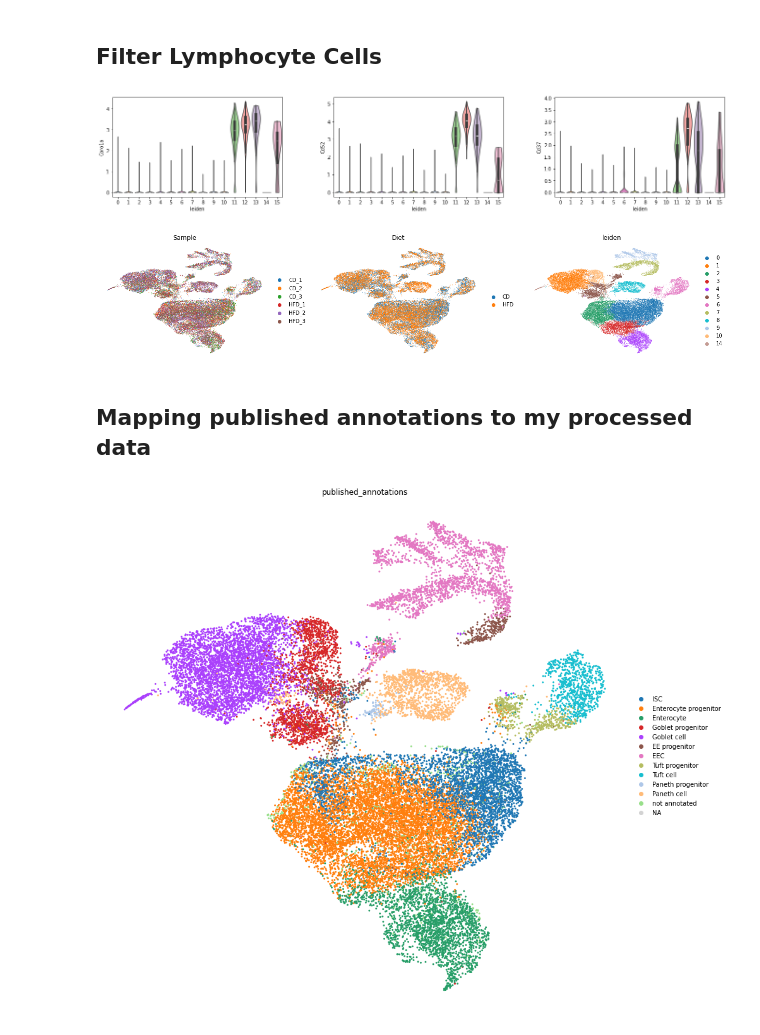
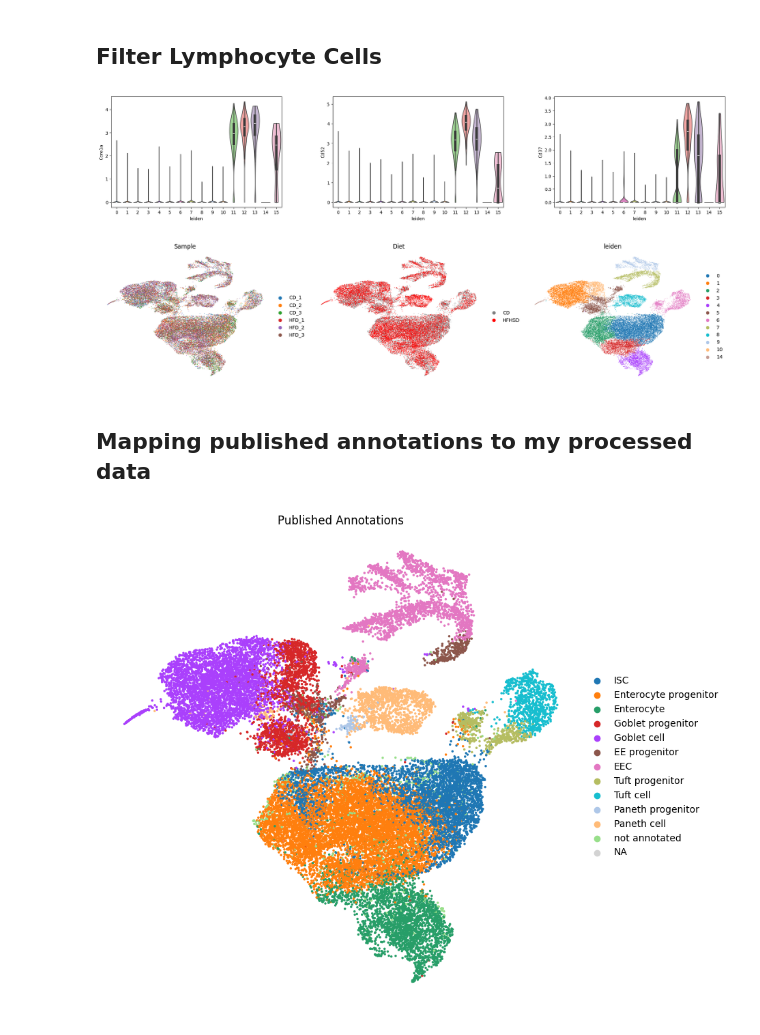
Before and after one commit to GlennRDx/scRNAseq-MSc-Analysis, a Jupyter notebook: upstream_analysis/crypt/preprocessing_and_umap.ipynb, the cells around one changed output. Saved outputs shown, nothing was run; the diff lists cells and outputs as text; code cells hidden in the pictures.

```diff
--- a/upstream_analysis/crypt/preprocessing_and_umap.ipynb
+++ b/upstream_analysis/crypt/preprocessing_and_umap.ipynb
@@ -57,6 +55,9 @@ adata.obs.rename(columns={'sample': 'Sample'}, inplace=True)
 # Correct the naming of the diets
 adata.obs['Diet'] = adata.obs['Diet'].replace({'HFD': 'HFHSD'})
 
+# Set the Diet colours for plotting
+adata.uns['Diet_colors'] = ['grey', 'red']
+
 adata.obs
 # %% [output]
 |  | Sample | Diet |
@@ -360,7 +398,7 @@ sc.pl.umap(
 # lymphocyte markers
 sc.pl.violin(adata, keys=['Coro1a', 'Cd52', 'Cd37'], groupby='leiden', inner="box", stripplot=False)
 # %% [output]
-[figure, old version]
+[figure, new version]
 # %%
 # Remove lymphocytes and replot
 mask = ~adata.obs.leiden.isin(['11','12', '13', '15']) # Check these match the above plots
@@ -373,12 +411,12 @@ sc.pl.umap(
     frameon=False
 )
 # %% [output]
-[figure, old version]
+[figure, new version]
 # %% [markdown]
 ## Mapping published annotations to my processed data
 # %%
 # adata = sc.read_h5ad('/home/glennrd/Documents/Research_Project/RNA-seq_Analysis/data/crypt_processed.h5ad') # unannotated
-adata_published = sc.read_h5ad('/home/glennrd/Documents/Research_Project/RNA-seq_Analysis/published_reference_material/h5ad_files/1_GSE147319_adata_processed.h5ad') #annotations stored in obs. Column name = 'groups _named_prog4'
+adata_published = sc.read_h5ad('/home/glennrdx/Documents/Research_Project/published_reference_material/h5ad_files/1_GSE147319_adata_processed.h5ad') #annotations stored in obs. Column name = 'groups _named_prog4'
 
 # Rownames in the obs object are the UMI names in both anndata objects
 
@@ -396,18 +434,19 @@ merged_obs.rename(columns={'groups_named_prog4': 'published_annotations'}, inpla
 adata.obs = merged_obs
 # %%
 # Plot the UMAP
-fig, ax = plt.subplots(figsize=(15, 15))  # Adjust the figsize values as needed
+fig, ax = plt.subplots(figsize=(9, 9))  # Adjust the figsize values as needed
 
 # Plot UMAP on the specified axis
 sc.pl.umap(
     adata,
     color=["published_annotations"],
     frameon=False,
-    size=35,
-    ax=ax
+    size=25,
+    ax=ax,
+    title = 'Published Annotations'
 )
 
 # Show the plot
 plt.show()
 # %% [output]
-[figure, old version]
+[figure, new version]
```
Also changed, not shown: parts of 21 cells of this notebook, 9 other files.
